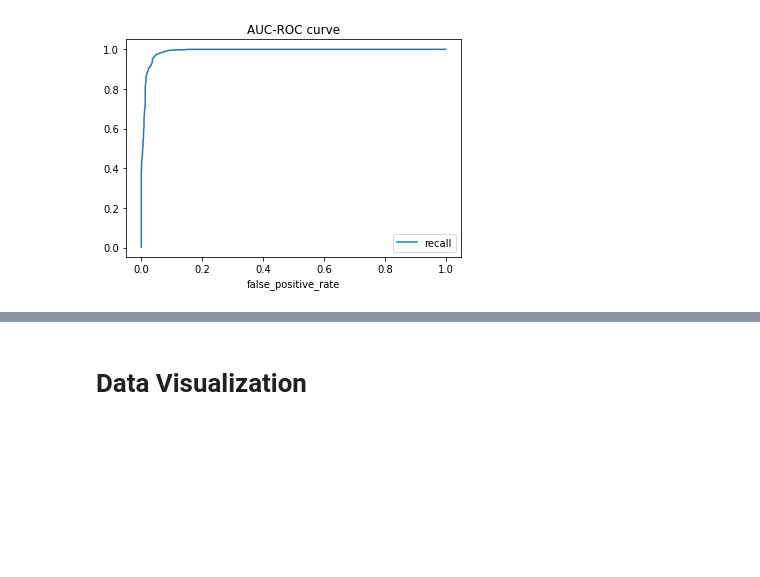
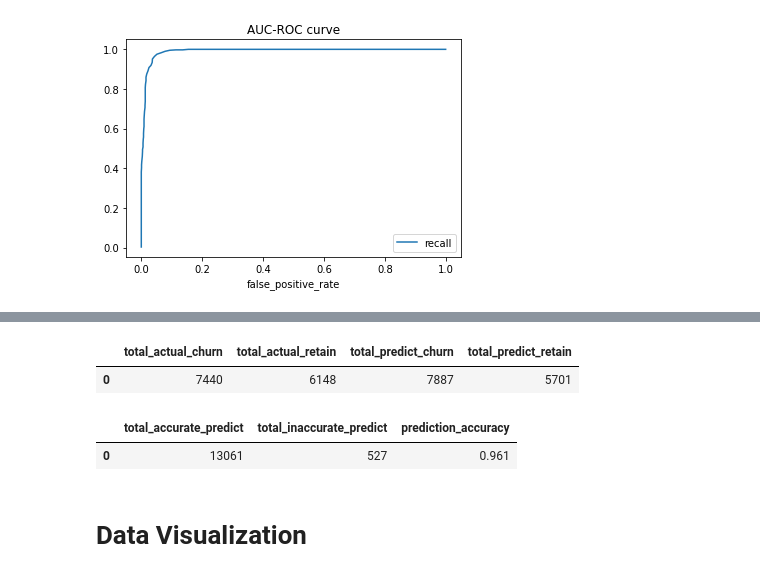
Before and after one commit to Aksh-Narayana/User-Retention-Prediction-Application, a Jupyter notebook: User_Retention_Prediction_Application_ipynb.ipynb, the cells around one changed output, grey strips where cells are left out. Saved outputs shown, nothing was run; the diff lists cells and outputs as text; code cells hidden in the pictures; blank space fills up the shorter version.

```diff
--- a/User_Retention_Prediction_Application_ipynb.ipynb
+++ b/User_Retention_Prediction_Application_ipynb.ipynb
@@ -887,2 +949,27 @@ df_roc.plot(x="false_positive_rate", y="recall", title="AUC-ROC curve")
+# %%
+%%bigquery --project $PROJECT_ID
+
+SELECT
+    COUNTIF(churned=1) as total_actual_churn,
+    COUNTIF(churned=0) as total_actual_retain,
+    COUNTIF(predicted_churned=1) as total_predict_churn,
+    COUNTIF(predicted_churned=0) as total_predict_retain
+FROM
+    bqmlga4.prediction_xgboost
+# %% [output]
+|  | total_actual_churn | total_actual_retain | total_predict_churn | total_predict_retain |
+| 0 | 7440 | 6148 | 7887 | 5701 |
+# %%
+%%bigquery --project $PROJECT_ID
+
+SELECT
+    COUNTIF(churned=predicted_churned) AS total_accurate_predict,
+    COUNTIF(churned!=predicted_churned) AS total_inaccurate_predict,
+    COUNTIF(churned=predicted_churned)/COUNT(user_pseudo_id) AS prediction_accuracy
+FROM
+    bqmlga4.prediction_xgboost
+# %% [output]
+|  | total_accurate_predict | total_inaccurate_predict | prediction_accuracy |
+| 0 | 13061 | 527 | 0.961 |
 # %% [markdown]
 # Data Visualization
```
Also changed, not shown: parts of 5 cells of this notebook.
